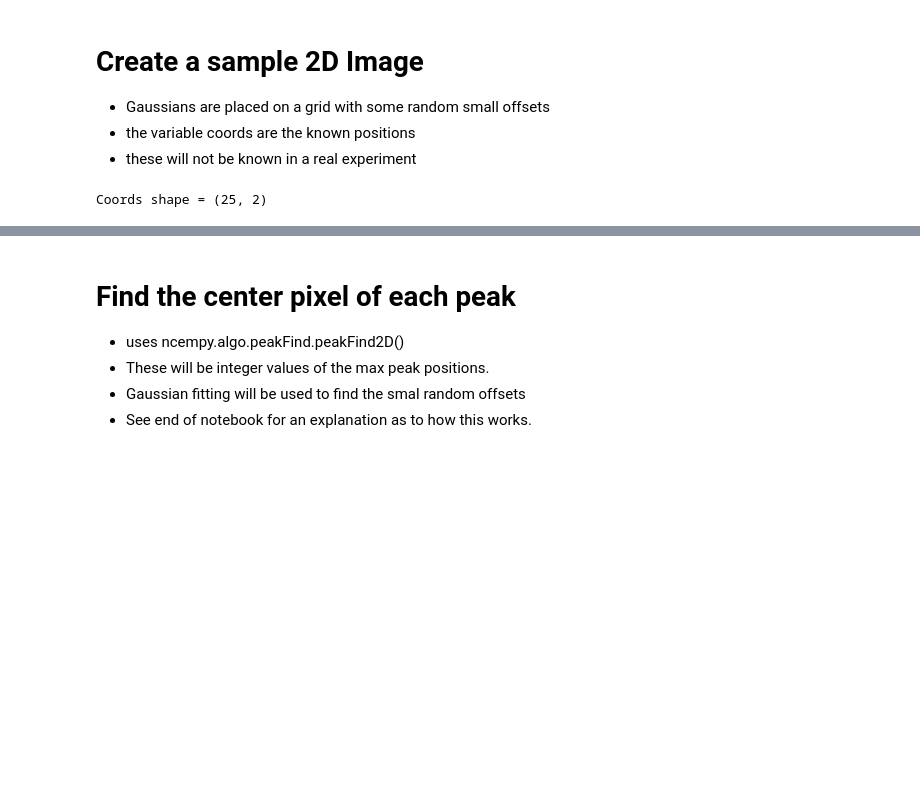
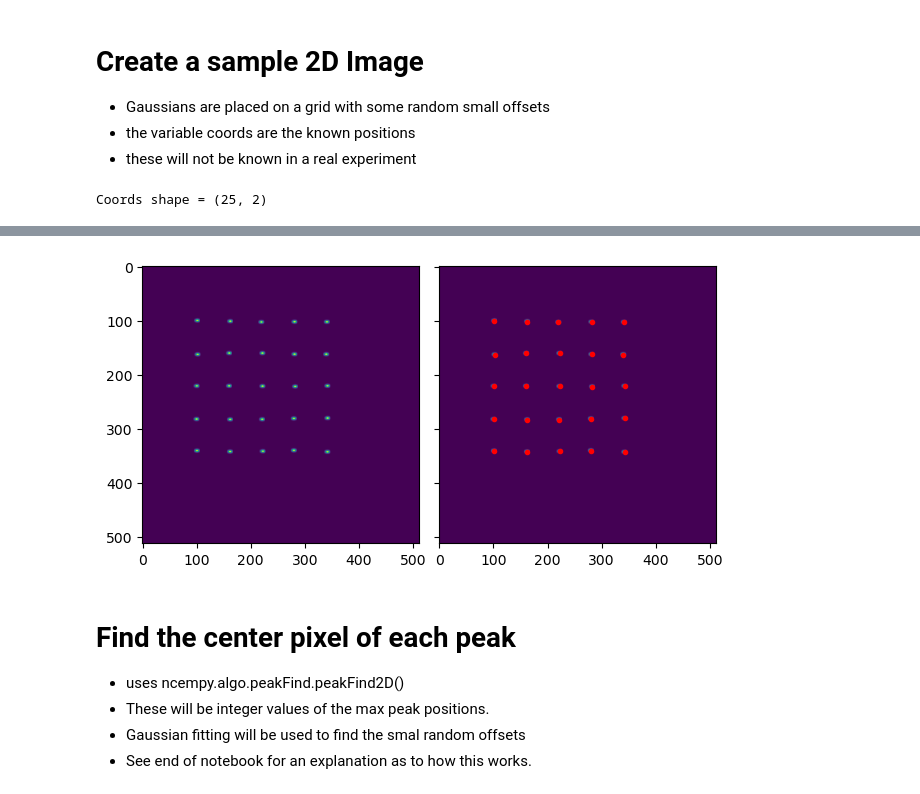
Before and after one commit to ercius/openNCEM, a Jupyter notebook: ncempy/notebooks/example_peak_find.ipynb, the cells around one changed output, grey strips where cells are left out. Saved outputs shown, nothing was run; the diff lists cells and outputs as text; code cells hidden in the pictures; blank space fills up the shorter version.

Commit message:
updates to display figures

```diff
--- a/ncempy/notebooks/example_peak_find.ipynb
+++ b/ncempy/notebooks/example_peak_find.ipynb
@@ -18,7 +18,7 @@ from ncempy.algo import peak_find
  - the variable coords are the known positions
   - these will not be known in a real experiment
 # %%
-# Create coordinates with a random offset
+# Create coordinates with a random offsets
 coords = peak_find.lattice2D_2((1, 0), (0, 1), 2, 2, (0, 0), (5, 5))
 coords += np.random.rand(coords.shape[0], coords.shape[1]) / 10.0
 coords = np.array(coords)*30 + (100, 100)
@@ -26,11 +26,11 @@ print('Coords shape = {}'.format(coords.shape))
 
 # Create an image with the coordinates as gaussians
 kernel_shape = (11, 11)
-simIm = peak_find.peaksToImage(coords, (512, 512), (1.75, 2.75), kernel_shape)
+im = peak_find.peaksToImage(coords, (512, 512), (1.75, 2.75), kernel_shape)
 
 fg, ax = plt.subplots(1, 2, sharex=True,sharey=True)
-ax[0].imshow(simIm)
-ax[1].imshow(simIm)
+ax[0].imshow(im)
+ax[1].imshow(im)
 ax[1].scatter(coords[:,1], coords[:,0],c='r',marker='.')
 fg.tight_layout()
 # %% [output]
@@ -40,3 +38,4 @@ Coords shape = (25, 2)
+[figure, added]
 # %% [markdown]
 # Find the center pixel of each peak
  - uses ncempy.algo.peakFind.peakFind2D()
```
Also changed, not shown: parts of 11 cells of this notebook.
